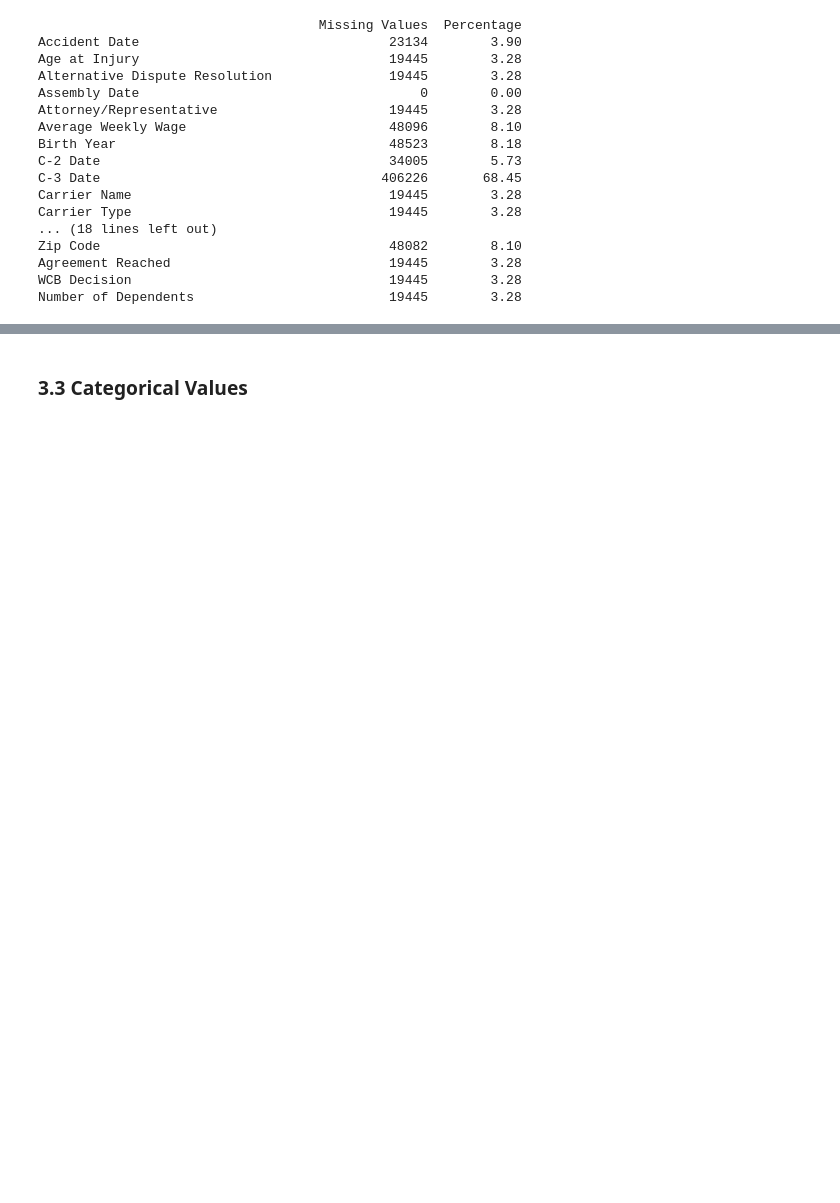
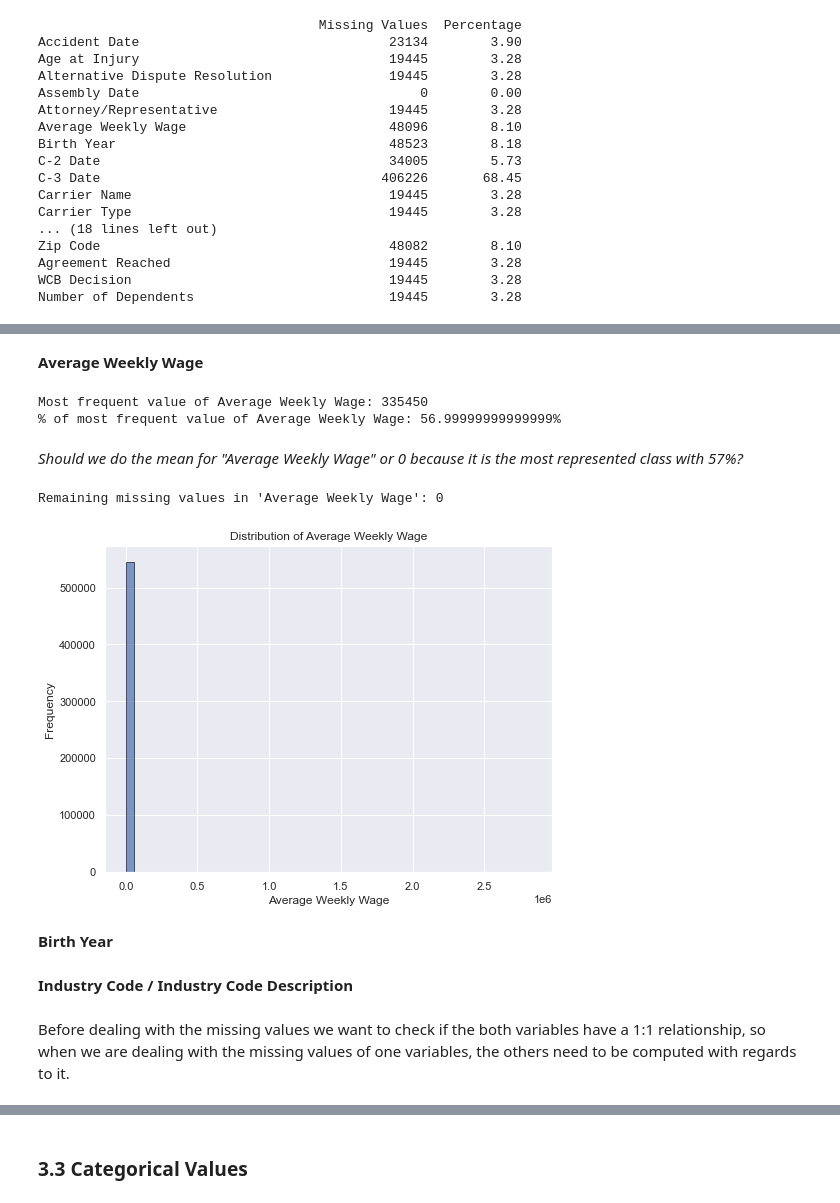
Before and after one commit to alexandregsg/ML_Project_Group52, a Jupyter notebook: Homework_Group52.ipynb, the cells around one changed output, grey strips where cells are left out. Drawn from its saved outputs; the diff is of its cells as text; code cells hidden in the pictures; blank space fills up the shorter version.

```diff
--- a/Homework_Group52.ipynb
+++ b/Homework_Group52.ipynb
@@ -278,0 +401,34 @@ Number of rows without missing values: 68525
+# %% [markdown]
+__Average Weekly Wage__
+# %%
+max_avg_ww = train_df['Average Weekly Wage'].value_counts().max()
+
+print(f'Most frequent value of Average Weekly Wage: {max_avg_ww}')
+print(f'% of most frequent value of Average Weekly Wage: {round(max_avg_ww / len(train_df),2)*100}%')
+# %% [output]
+Most frequent value of Average Weekly Wage: 335450
+% of most frequent value of Average Weekly Wage: 56.99999999999999%
+# %% [markdown]
+_Should we do the mean for "Average Weekly Wage" or 0 because it is the most represented class with 57%?_
+# %%
+# Average Weekly Wage
+# Median of the 'Average Weekly Wage', using the train_df with ALL rows (including the dropped rows!)
+median_wage = train_df['Average Weekly Wage'].median()
+
+# Fill missing values in 'Average Weekly Wage' with the median
+train_df_temp2['Average Weekly Wage'].fillna(median_wage, inplace=True)
+
+print(f"Remaining missing values in 'Average Weekly Wage': {train_df_temp2['Average Weekly Wage'].isna().sum()}")
+# %% [output]
+Remaining missing values in 'Average Weekly Wage': 0
+# %%
+plt.figure(figsize=(8, 6))
+plt.hist(train_df['Average Weekly Wage'], bins=50, edgecolor='k', alpha=0.7)
+plt.title('Distribution of Average Weekly Wage')
+plt.xlabel('Average Weekly Wage')
+plt.ylabel('Frequency')
+plt.show()
+# %% [output]
+[figure, added]
+# %% [markdown]
+__Birth Year__
@@ -278,0 +441,4 @@ Number of rows without missing values: 68525
+# %% [markdown]
+__Industry Code / Industry Code Description__
+# %% [markdown]
+Before dealing with the missing values we want to check if the both variables have a 1:1 relationship, so when we are dealing with the missing values of one variables, the others need to be computed with regards to it.
```
Also changed, not shown: parts of 28 cells of this notebook.
